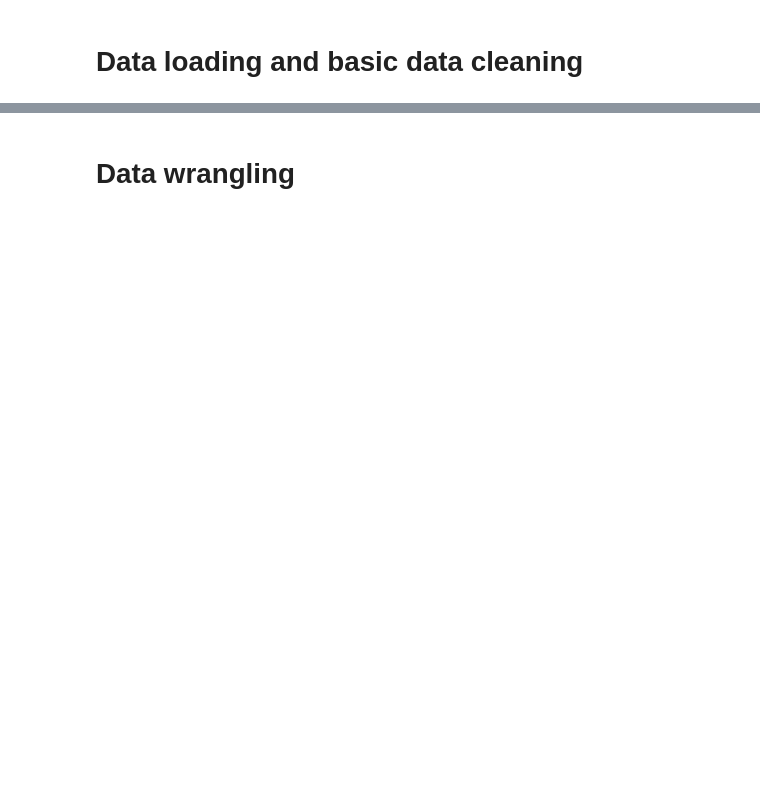
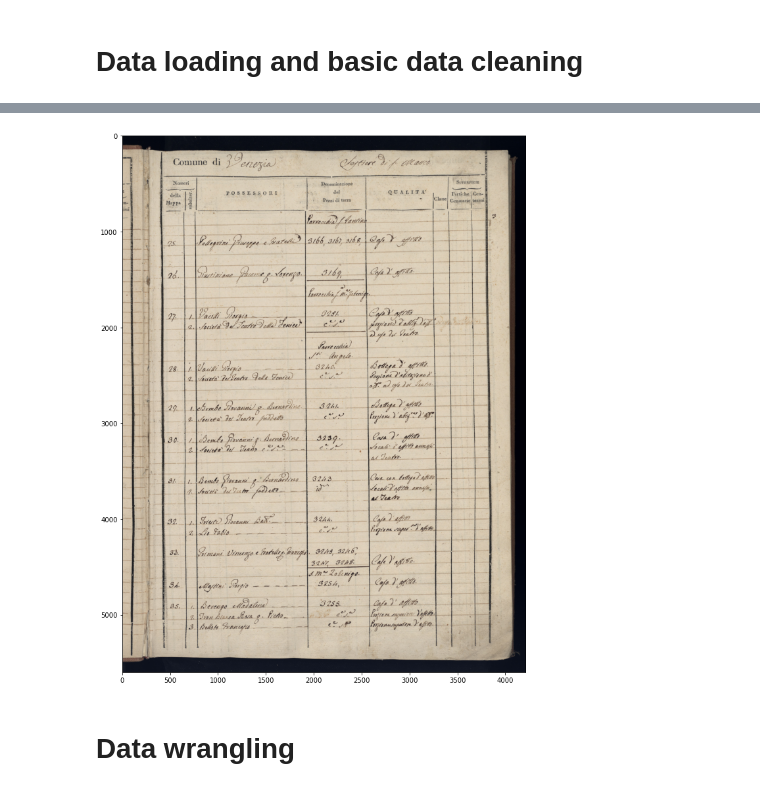
Before and after one commit to basbeu/MatchingSommarioni, a Jupyter notebook: Matching.ipynb, the cells around one changed output, grey strips where cells are left out. Saved outputs shown, nothing was run; the diff lists cells and outputs as text; code cells hidden in the pictures; blank space fills up the shorter version.

```diff
--- a/Matching.ipynb
+++ b/Matching.ipynb
@@ -104,7 +107,9 @@ excel.head()
 | 3 | NSM | 3 | 1 | ASM 2123 | AISM 2123 | SM - Parrocchia di S. Fantino | 3208 | ... |
 | 4 | NSM | 3 | 2 | ASM 2123 | AISM 2123 | SM - Parrocchia di S. Fantino | 3209 | ... |
 # %%
-show_sommarioni('Censo-stabile_Sommarioni-napoleonici_reg-1_0200_198', 'reg01')
+show_sommarioni('Censo-stabile_Sommarioni-napoleonici_reg-1_0005_003', 'reg01')
+# %% [output]
+[figure, added]
 # %% [markdown]
 # Data wrangling
 # %%
```
Also changed, not shown: parts of 5 cells of this notebook.
